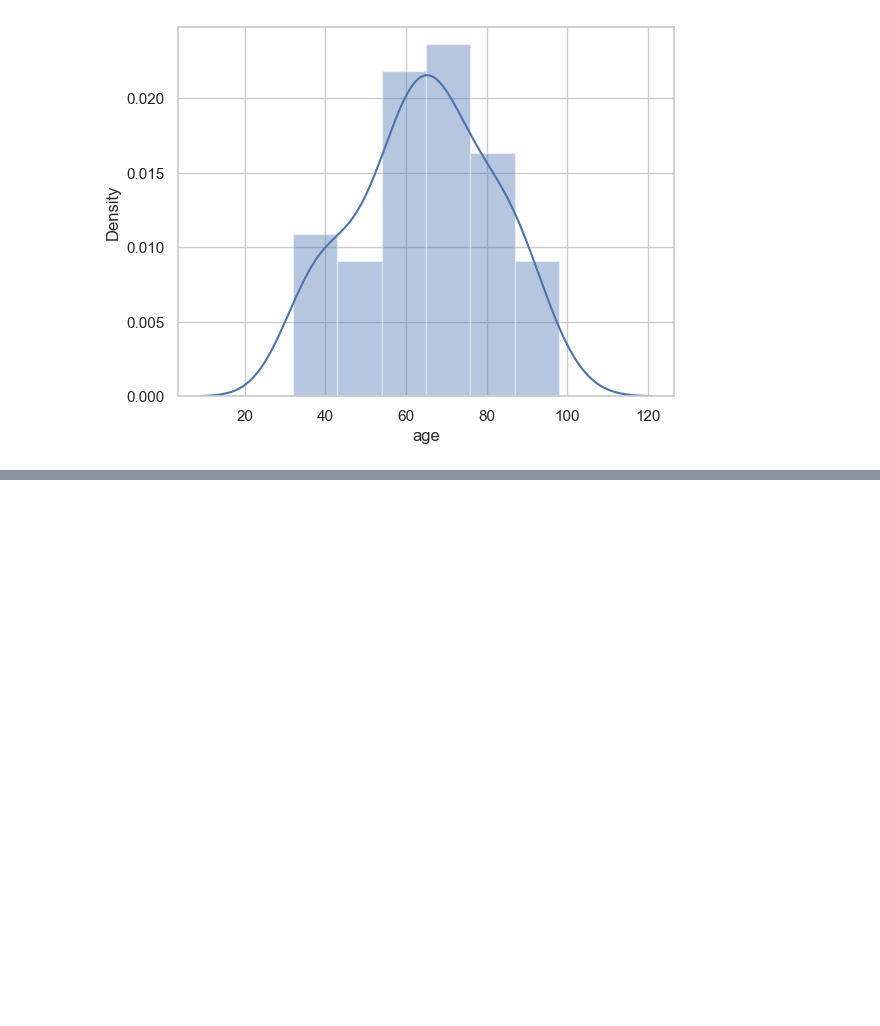
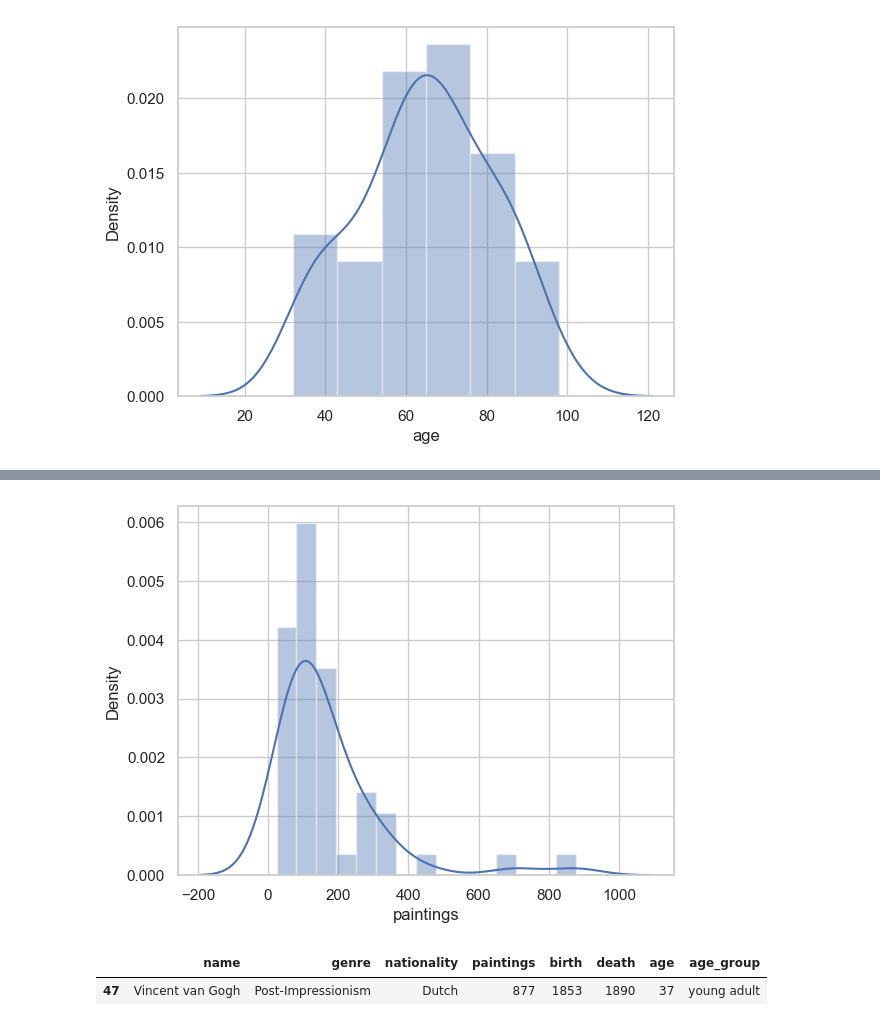
Before and after one commit to pooyanosk1382/BestArt, a Jupyter notebook: BestArt.ipynb, the cells around one changed output, grey strips where cells are left out. Cells and saved outputs as stored; diff of their text form; code cells hidden in the pictures; blank space fills up the shorter version.

```diff
--- a/BestArt.ipynb
+++ b/BestArt.ipynb
@@ -343,0 +382,10 @@ plt.show()
+# %%
+ax = sns.distplot(df['paintings'])
+plt.show()
+# %% [output]
+[figure, added]
+# %%
+df[df['paintings']>750]
+# %% [output]
+|  | name | genre | nationality | paintings | birth | death | age | age_group |
+| 47 | Vincent van Gogh | Post-Impressionism | Dutch | 877 | 1853 | 1890 | 37 | young adult |
```
Also changed, not shown: parts of 4 cells of this notebook.
